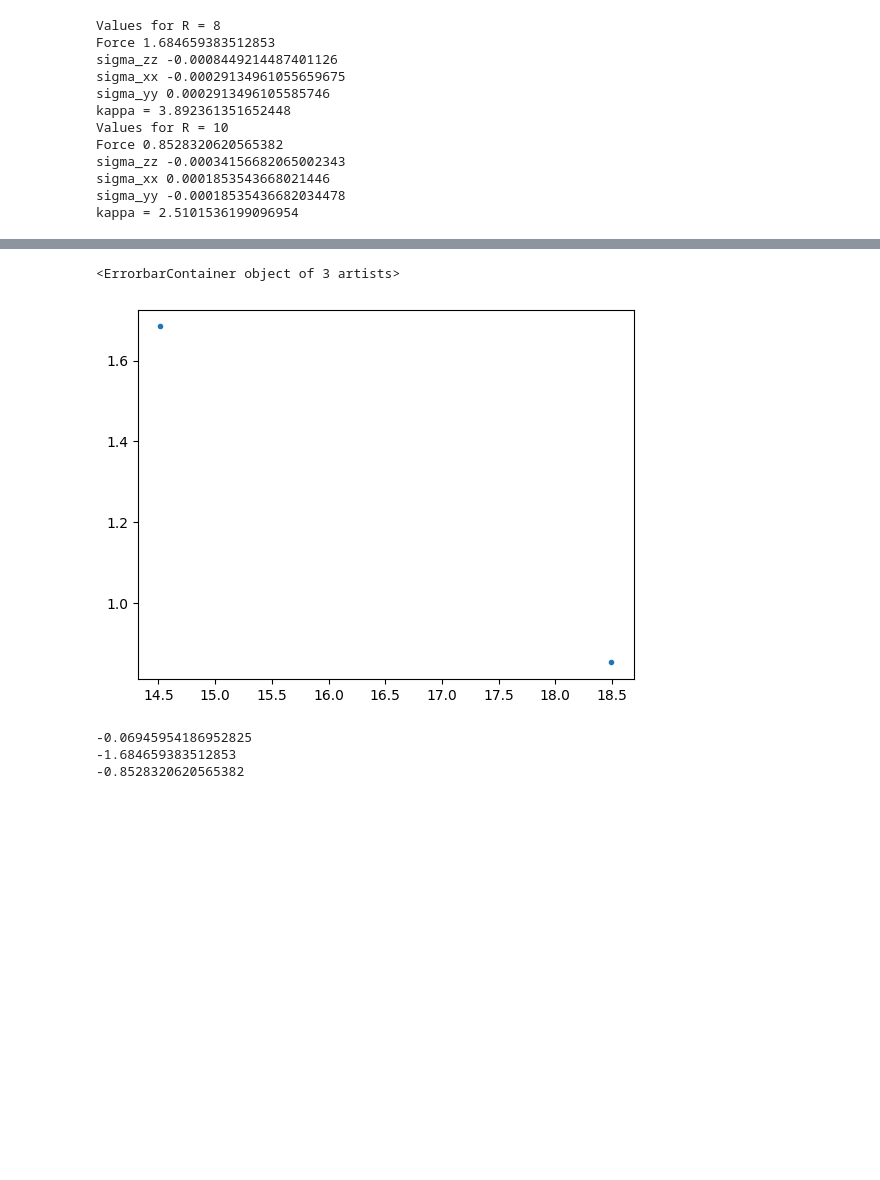
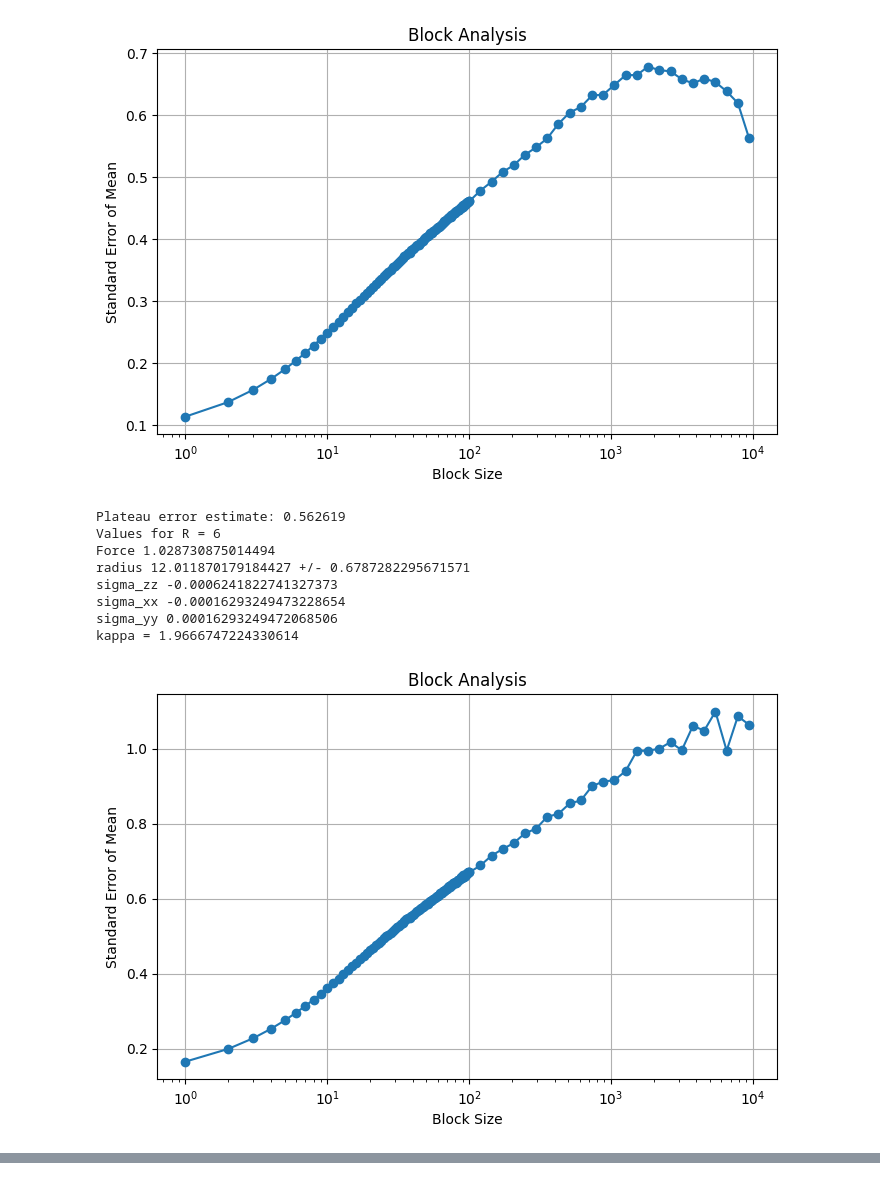
Before and after one commit to G-Scherer/dpd_simulation, a Jupyter notebook: bending_modulus/analysis/analysis_tether.ipynb, the cells around one changed output, grey strips where cells are left out. Cells and saved outputs as stored; diff of their text form; code cells hidden in the pictures; blank space fills up the shorter version.

```diff
--- a/bending_modulus/analysis/analysis_tether.ipynb
+++ b/bending_modulus/analysis/analysis_tether.ipynb
@@ -14,7 +14,7 @@ def block_analysis(data, max_size = 10000):
     data = np.array(data)
     n = len(data)
 
-    block_size = 10
+    block_size = 1
     blocking_errors = []
     block_sizes = []
 
@@ -27,22 +27,31 @@ def block_analysis(data, max_size = 10000):
 
         blocks = data_trimmed.reshape(n_blocks, block_size)
         block_means = np.mean(blocks, axis=1)
+
+        # Korrigiert: Standard Error of the Mean
         std_error = np.std(block_means, ddof=1) / np.sqrt(n_blocks)
 
         blocking_errors.append(std_error)
         block_sizes.append(block_size)
 
-        block_size += 10
+        # Exponentiell erhöhen für bessere Abdeckung
+        if block_size < 100:
+            block_size += 1
+        else:
+            block_size = int(block_size * 1.2)
 
     plt.figure(figsize=(8, 5))
     plt.plot(block_sizes, blocking_errors, 'o-')
     plt.xlabel('Block Size')
-    plt.ylabel('Standard Error')
+    plt.ylabel('Standard Error of Mean')
+    plt.xscale('log')  # Log-Skala oft hilfreich
     plt.grid(True)
     plt.title('Block Analysis')
-
     plt.show()
 
+    # Plateau-Wert zurückgeben (letzter Wert)
+    print(f"Plateau error estimate: {blocking_errors[-1]:.6f}")
+
     return block_sizes, blocking_errors
 # %%
 def running_avg(lst):
@@ -63,6 +72,8 @@ def force_and_radius(R):
 
     sigma_data = np.loadtxt(os.path.join(dir, f"tether_simulation/data/stress_and_force_{R}.dat"), skiprows=2, usecols=(1,2,3,4))
     sigma_xx, sigma_yy, sigma_zz, force_z = sigma_data[:, 0], sigma_data[:, 1], sigma_data[:, 2], sigma_data[:, 3]
+
+    block_analysis(force_z)
 
     top_file = os.path.join(dir, f"setup/cylinder_{R}.data")
     traj_file = os.path.join(dir, f"tether_simulation/data/cylinder_sim_{R}.lammpstrj")
@@ -97,6 +108,7 @@ def force_and_radius(R):
 
     print(f"Values for R = {R}")
     print(f"Force {force}")
+    print(f"radius {radius} +/- {np.std(radii)}")
     print(f"sigma_zz {np.mean(sigma_zz)}")
     print(f"sigma_xx {np.mean(sigma_xx)}")
     print(f"sigma_yy {np.mean(sigma_yy)}")
@@ -107,22 +119,20 @@ def force_and_radius(R):
 # %%
 dir = "/home/gabriel/Dokumente/bachelor_thesis/dpd_simulation/bending_modulus/"
 
-rads = ["8", "10"]
+rads = ["6", "8", "10"]
 results = []
 
 for R in rads:
 
     results.append(force_and_radius(R))
 # %% [output]
+[figure, added]
-Values for R = 8
-Force 1.684659383512853
-sigma_zz -0.0008449214487401126
-sigma_xx -0.00029134961055659675
-sigma_yy 0.0002913496105585746
-kappa = 3.892361351652448
-Values for R = 10
-Force 0.8528320620565382
-sigma_zz -0.00034156682065002343
-sigma_xx 0.0001853543668021446
-sigma_yy -0.00018535436682034478
-kappa = 2.5101536199096954
+Plateau error estimate: 0.562619
+Values for R = 6
+Force 1.028730875014494
+radius 12.011870179184427 +/- 0.6787282295671571
+sigma_zz -0.0006241822741327373
+sigma_xx -0.00016293249473228654
+sigma_yy 0.00016293249472068506
+kappa = 1.9666747224330614
+[figure, added]
@@ -129,18 +155,0 @@ kappa = 2.5101536199096954
-# %%
-force = [t[0] for t in results]
-radii = [t[1] for t in results]
-
-plt.errorbar(radii, force, fmt=".")
-# %% [output]
-<ErrorbarContainer object of 3 artists>
-[figure, removed]
-# %%
-for R in [6,8,10]:
-    sigma_data = np.loadtxt(os.path.join(dir, f"tether_simulation/data/stress_and_force_{R}.dat"), skiprows=2, usecols=(1,2,3,4))
-    sigma_xx, sigma_yy, sigma_zz, force_z = sigma_data[:, 0], sigma_data[:, 1], sigma_data[:, 2], sigma_data[:, 3]
-
-    print(np.mean(force_z))
-# %% [output]
--0.06945954186952825
--1.684659383512853
--0.8528320620565382
```
Also changed, not shown: parts of 1 cell of this notebook, 17 other files.
